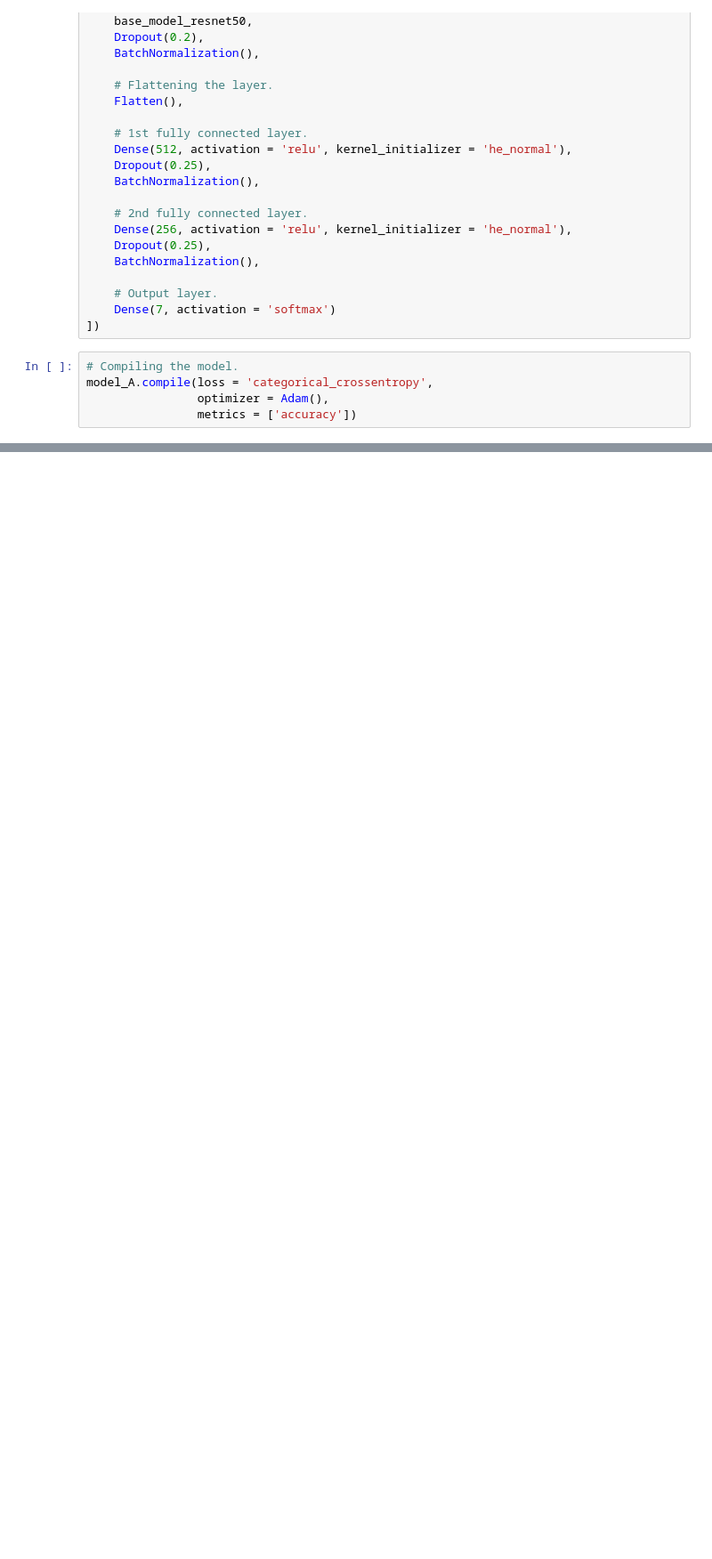
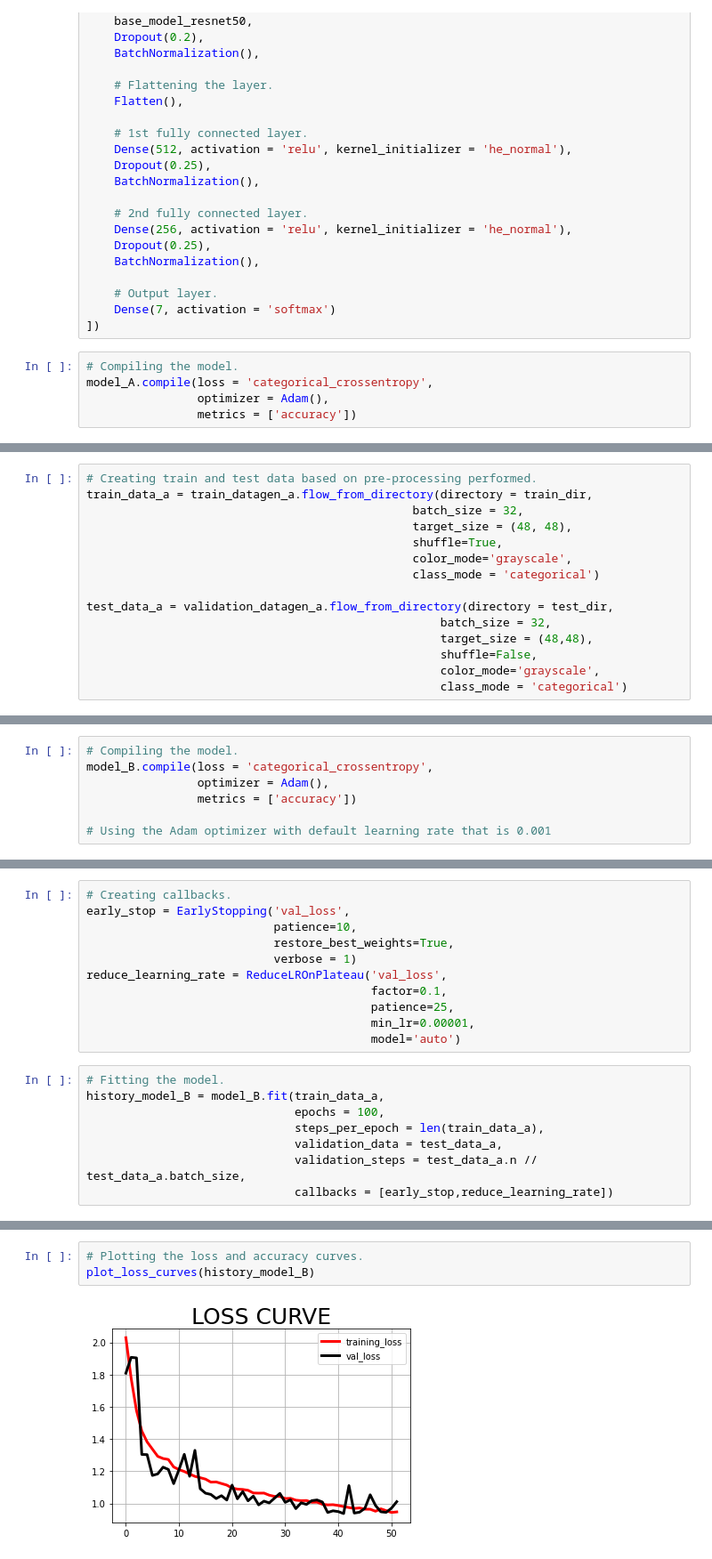
Before and after one commit to Arka1212/Live-Class-Monitoring-System-Face-Emotion-Recognition, a Jupyter notebook: Live_Class_Monitoring_System_(Face_Emotion_Recognition).ipynb, the cells around one changed output, grey strips where cells are left out. Shown at 89% size. Cells and saved outputs as stored; diff of their text form; blank space fills up the shorter version.

```diff
--- a/Live_Class_Monitoring_System_(Face_Emotion_Recognition).ipynb
+++ b/Live_Class_Monitoring_System_(Face_Emotion_Recognition).ipynb
@@ -475,0 +467,15 @@ ________________________________________________________________________________
+# %%
+# Creating train and test data based on pre-processing performed.
+train_data_a = train_datagen_a.flow_from_directory(directory = train_dir,
+                                               batch_size = 32,
+                                               target_size = (48, 48),
+                                               shuffle=True,
+                                               color_mode='grayscale',
+                                               class_mode = 'categorical')
+
+test_data_a = validation_datagen_a.flow_from_directory(directory = test_dir,
+                                                   batch_size = 32,
+                                                   target_size = (48,48),
+                                                   shuffle=False,
+                                                   color_mode='grayscale',
+                                                   class_mode = 'categorical')
@@ -475,0 +529,7 @@ ________________________________________________________________________________
+# %%
+# Compiling the model.
+model_B.compile(loss = 'categorical_crossentropy',
+                optimizer = Adam(),
+                metrics = ['accuracy'])
+
+# Using the Adam optimizer with default learning rate that is 0.001
@@ -475,0 +557,19 @@ ________________________________________________________________________________
+# %%
+# Creating callbacks.
+early_stop = EarlyStopping('val_loss',
+                           patience=10,
+                           restore_best_weights=True,
+                           verbose = 1)
+reduce_learning_rate = ReduceLROnPlateau('val_loss',
+                                         factor=0.1,
+                                         patience=25,
+                                         min_lr=0.00001,
+                                         model='auto')
+# %%
+# Fitting the model.
+history_model_B = model_B.fit(train_data_a,
+                              epochs = 100,
+                              steps_per_epoch = len(train_data_a),
+                              validation_data = test_data_a,
+                              validation_steps = test_data_a.n // test_data_a.batch_size,
+                              callbacks = [early_stop,reduce_learning_rate])
@@ -475,0 +602,5 @@ ________________________________________________________________________________
+# %%
+# Plotting the loss and accuracy curves.
+plot_loss_curves(history_model_B)
+# %% [output]
+[figure, added]
```
Also changed, not shown: parts of 66 cells of this notebook.
